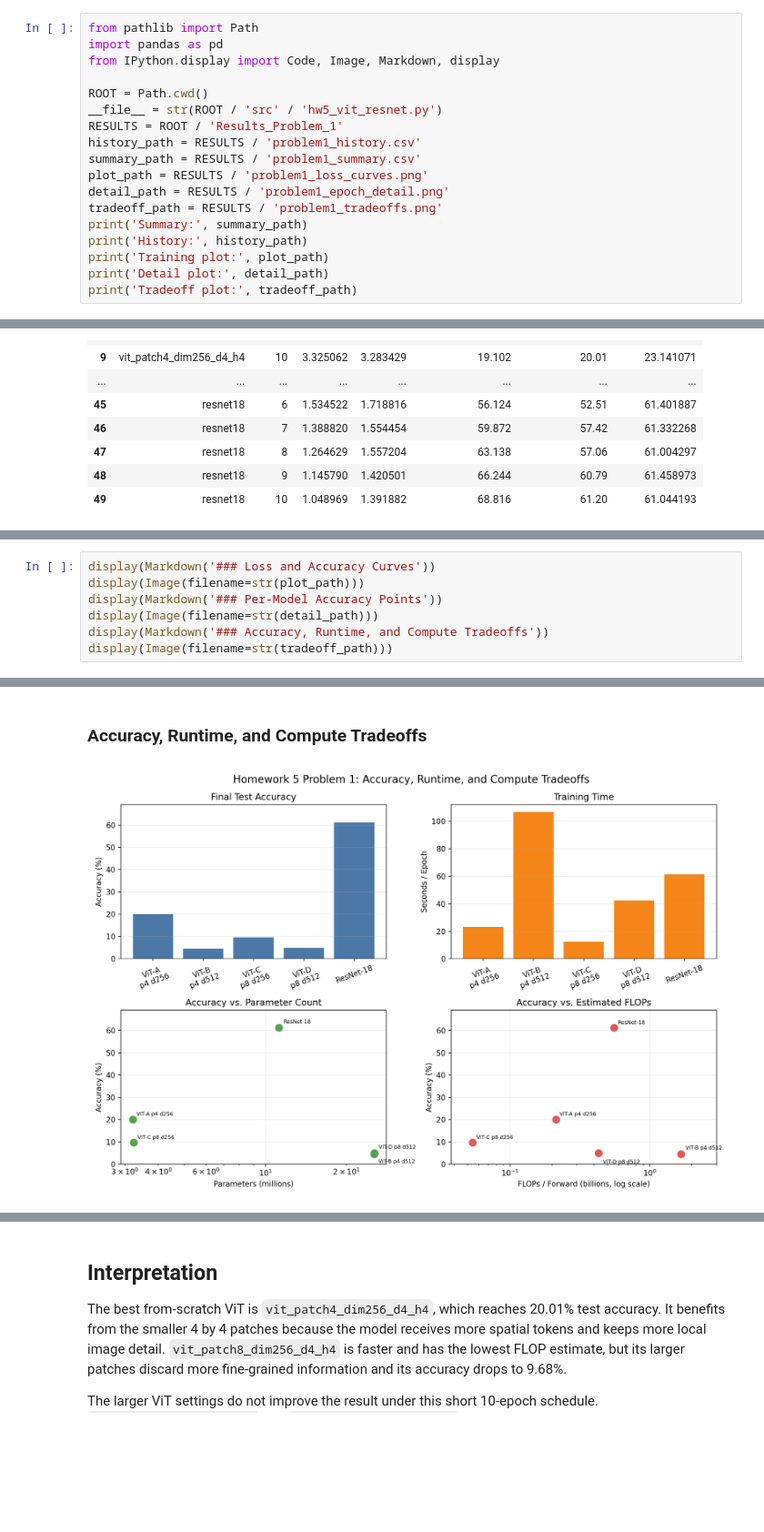
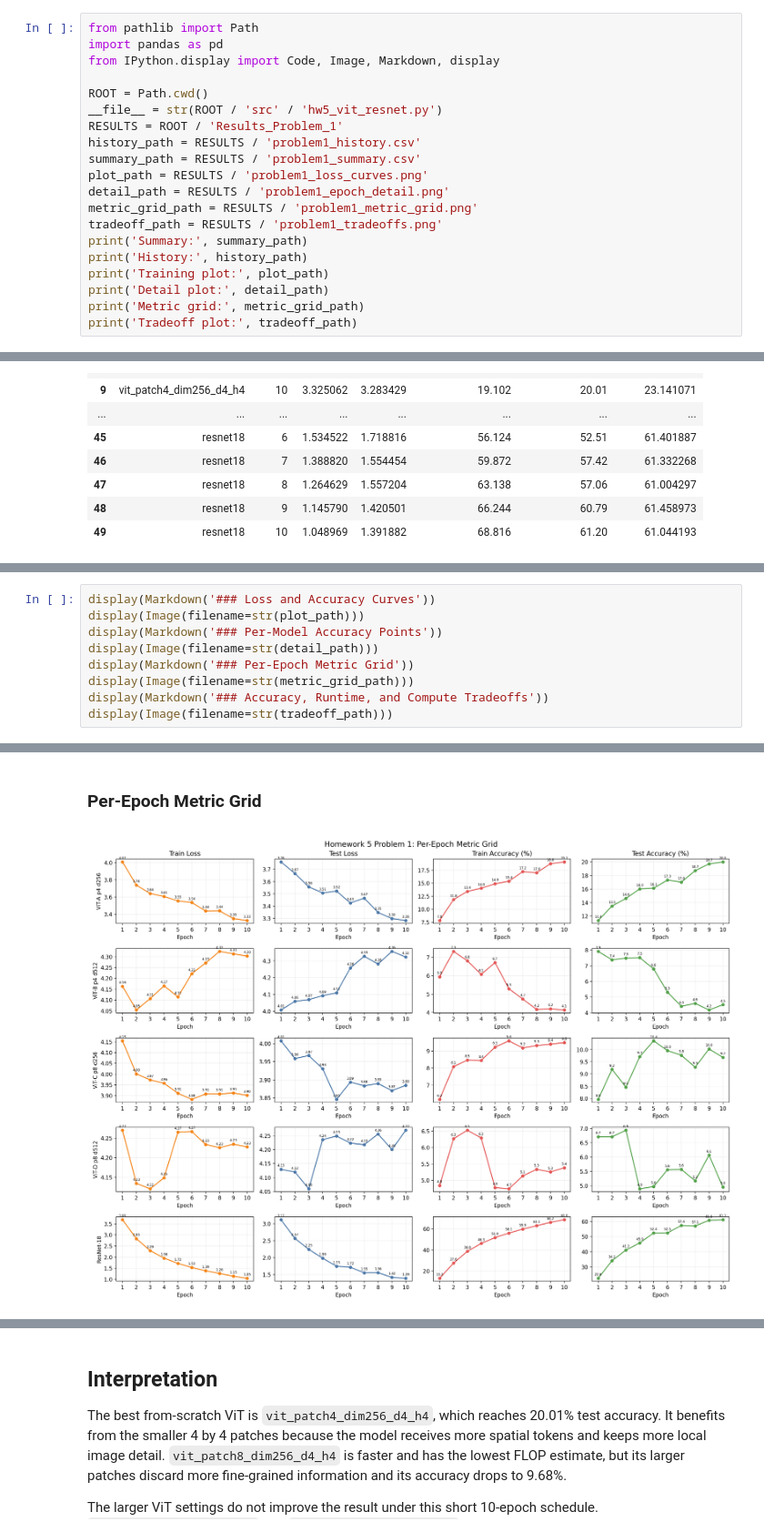
Before and after one commit to gfeliu-rgb/ECGR-4106-HW5, a Jupyter notebook: Homework5_Problem1_ViT_vs_ResNet18.ipynb, the cells around one changed output, grey strips where cells are left out. Shown at 91% size. Cells and saved outputs as stored; diff of their text form; blank space fills up the shorter version.

Commit message:
Add dense metric grid plots

```diff
--- a/Homework5_Problem1_ViT_vs_ResNet18.ipynb
+++ b/Homework5_Problem1_ViT_vs_ResNet18.ipynb
@@ -25,11 +25,13 @@ history_path = RESULTS / 'problem1_history.csv'
 summary_path = RESULTS / 'problem1_summary.csv'
 plot_path = RESULTS / 'problem1_loss_curves.png'
 detail_path = RESULTS / 'problem1_epoch_detail.png'
+metric_grid_path = RESULTS / 'problem1_metric_grid.png'
 tradeoff_path = RESULTS / 'problem1_tradeoffs.png'
 print('Summary:', summary_path)
 print('History:', history_path)
 print('Training plot:', plot_path)
 print('Detail plot:', detail_path)
+print('Metric grid:', metric_grid_path)
 print('Tradeoff plot:', tradeoff_path)
 # %% [output]
 Summary: /home/gilberto/Homework_5/Results_Problem_1/problem1_summary.csv
@@ -610,14 +613,16 @@ The first figure shows loss and accuracy for every epoch with solid lines and vi
 # %%
 display(Markdown('### Loss and Accuracy Curves'))
 display(Image(filename=str(plot_path)))
 display(Markdown('### Per-Model Accuracy Points'))
 display(Image(filename=str(detail_path)))
+display(Markdown('### Per-Epoch Metric Grid'))
+display(Image(filename=str(metric_grid_path)))
 display(Markdown('### Accuracy, Runtime, and Compute Tradeoffs'))
 display(Image(filename=str(tradeoff_path)))
 # %% [output]
 ### Loss and Accuracy Curves
 [figure]
 ### Per-Model Accuracy Points
 [figure]
-### Accuracy, Runtime, and Compute Tradeoffs
+### Per-Epoch Metric Grid
-[figure, old version]
+[figure, new version]
```
Also changed, not shown: parts of 3 cells of this notebook, 4 other files.
